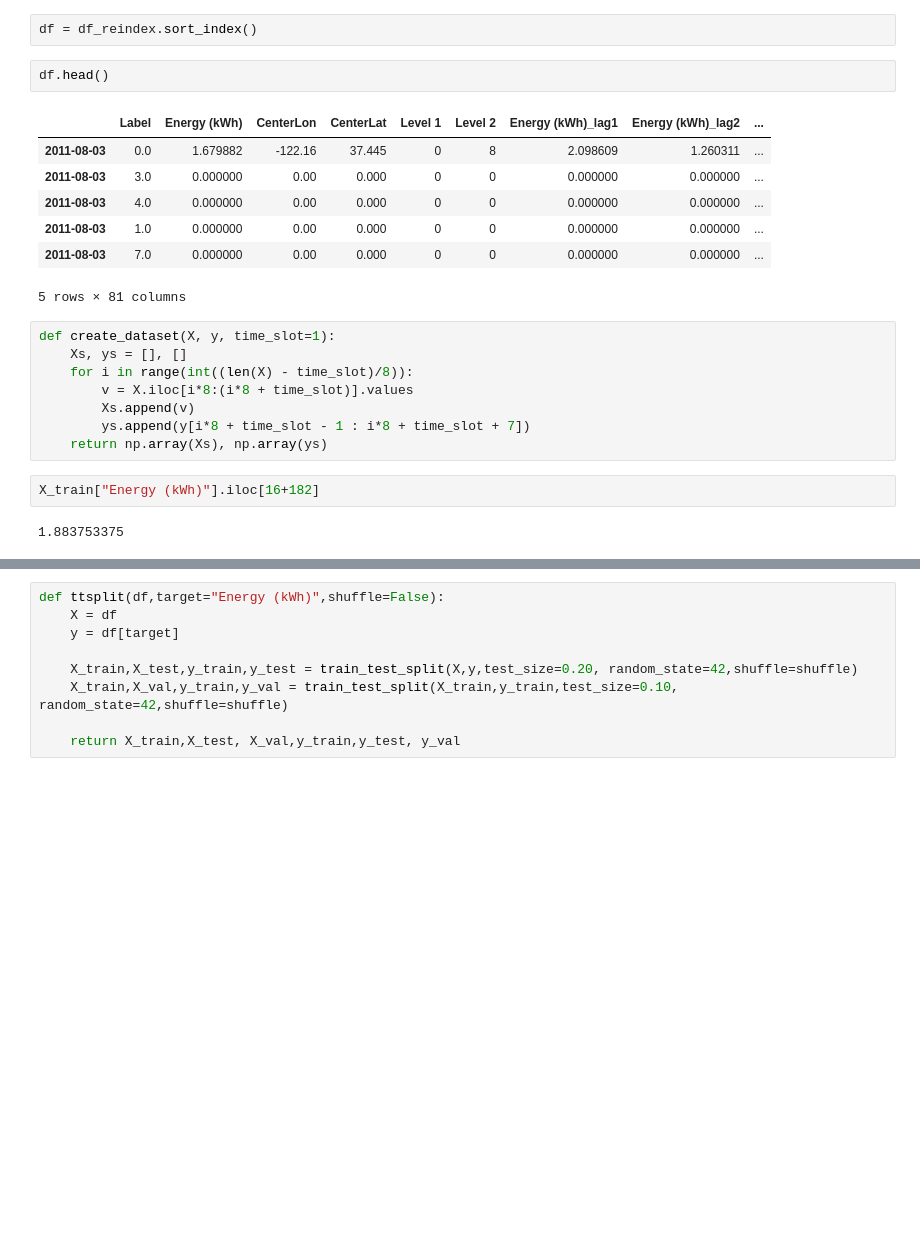
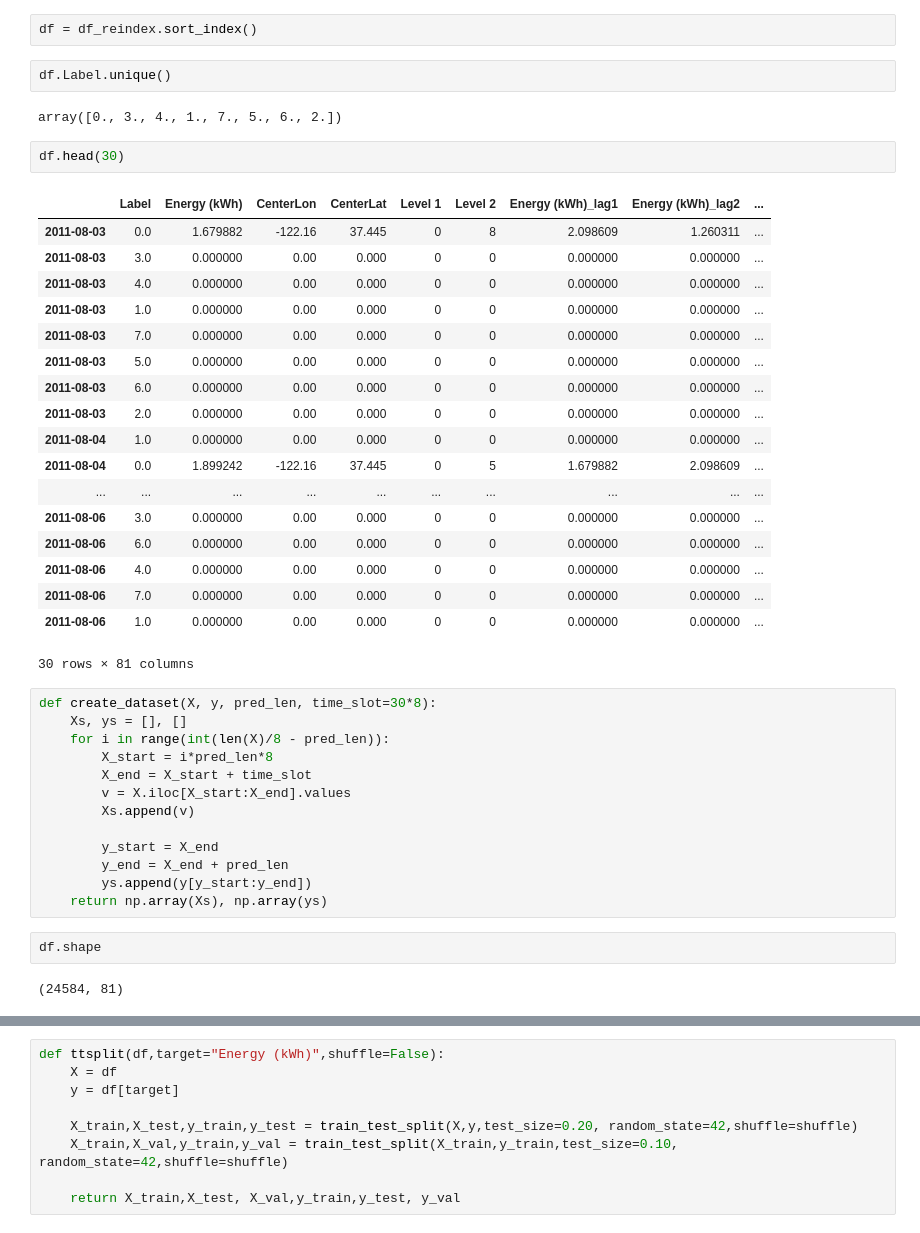
Before and after one commit to Jungar111/Bachelor2021, a Jupyter notebook: Modelling/LSTM.ipynb, the cells around one changed output, grey strips where cells are left out. Drawn from its saved outputs; the diff is of its cells as text; blank space fills up the shorter version.

```diff
--- a/Modelling/LSTM.ipynb
+++ b/Modelling/LSTM.ipynb
@@ -60,27 +60,47 @@ for i in labels:
 [interactive output not drawn]
 # %%
 df = df_reindex.sort_index()
+# %%
+df.Label.unique()
+# %% [output]
+array([0., 3., 4., 1., 7., 5., 6., 2.])
 # %%
-df.head()
+df.head(30)
 # %% [output]
 |  | Label | Energy (kWh) | CenterLon | CenterLat | Level 1 | Level 2 | Energy (kWh)_lag1 | Energy (kWh)_lag2 | ... |
 | 2011-08-03 | 0.0 | 1.679882 | -122.16 | 37.445 | 0 | 8 | 2.098609 | 1.260311 | ... |
 | 2011-08-03 | 3.0 | 0.000000 | 0.00 | 0.000 | 0 | 0 | 0.000000 | 0.000000 | ... |
 | 2011-08-03 | 4.0 | 0.000000 | 0.00 | 0.000 | 0 | 0 | 0.000000 | 0.000000 | ... |
 | 2011-08-03 | 1.0 | 0.000000 | 0.00 | 0.000 | 0 | 0 | 0.000000 | 0.000000 | ... |
 | 2011-08-03 | 7.0 | 0.000000 | 0.00 | 0.000 | 0 | 0 | 0.000000 | 0.000000 | ... |
+| 2011-08-03 | 5.0 | 0.000000 | 0.00 | 0.000 | 0 | 0 | 0.000000 | 0.000000 | ... |
+| 2011-08-03 | 6.0 | 0.000000 | 0.00 | 0.000 | 0 | 0 | 0.000000 | 0.000000 | ... |
+| 2011-08-03 | 2.0 | 0.000000 | 0.00 | 0.000 | 0 | 0 | 0.000000 | 0.000000 | ... |
+| 2011-08-04 | 1.0 | 0.000000 | 0.00 | 0.000 | 0 | 0 | 0.000000 | 0.000000 | ... |
+| 2011-08-04 | 0.0 | 1.899242 | -122.16 | 37.445 | 0 | 5 | 1.679882 | 2.098609 | ... |
+| ... | ... | ... | ... | ... | ... | ... | ... | ... | ... |
+| 2011-08-06 | 3.0 | 0.000000 | 0.00 | 0.000 | 0 | 0 | 0.000000 | 0.000000 | ... |
+| 2011-08-06 | 6.0 | 0.000000 | 0.00 | 0.000 | 0 | 0 | 0.000000 | 0.000000 | ... |
+| 2011-08-06 | 4.0 | 0.000000 | 0.00 | 0.000 | 0 | 0 | 0.000000 | 0.000000 | ... |
+| 2011-08-06 | 7.0 | 0.000000 | 0.00 | 0.000 | 0 | 0 | 0.000000 | 0.000000 | ... |
+| 2011-08-06 | 1.0 | 0.000000 | 0.00 | 0.000 | 0 | 0 | 0.000000 | 0.000000 | ... |
-5 rows × 81 columns
+30 rows × 81 columns
 # %%
-def create_dataset(X, y, time_slot=1):
+def create_dataset(X, y, pred_len, time_slot=30*8):
     Xs, ys = [], []
-    for i in range(int((len(X) - time_slot)/8)):
-        v = X.iloc[i*8:(i*8 + time_slot)].values
+    for i in range(int(len(X)/8 - pred_len)):
+        X_start = i*pred_len*8
+        X_end = X_start + time_slot
+        v = X.iloc[X_start:X_end].values
         Xs.append(v)
-        ys.append(y[i*8 + time_slot - 1 : i*8 + time_slot + 7])
+
+        y_start = X_end
+        y_end = X_end + pred_len
+        ys.append(y[y_start:y_end])
     return np.array(Xs), np.array(ys)
-# %%
-X_train["Energy (kWh)"].iloc[16+182]
-# %% [output]
-1.883753375
+# %%
+df.shape
+# %% [output]
+(24584, 81)
 # %%
 y_train[16+182]
```
Also changed, not shown: parts of 30 cells of this notebook, 4 other files.
